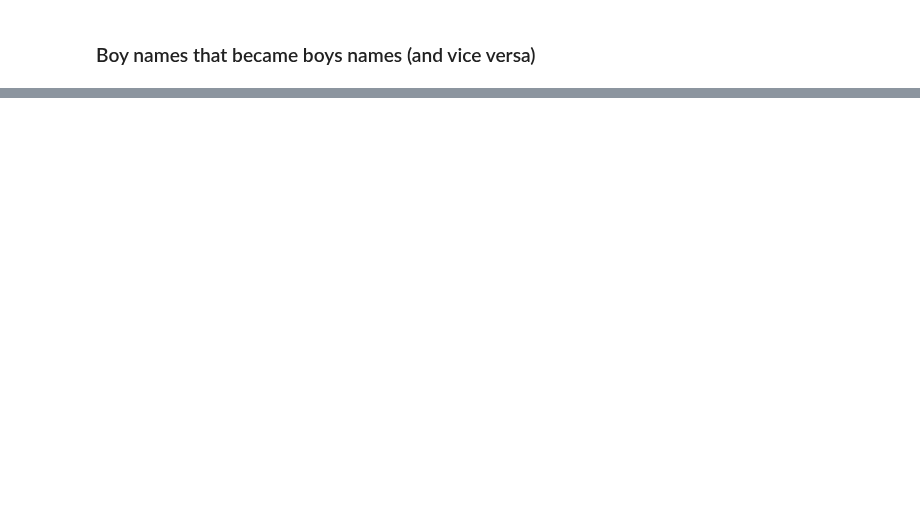
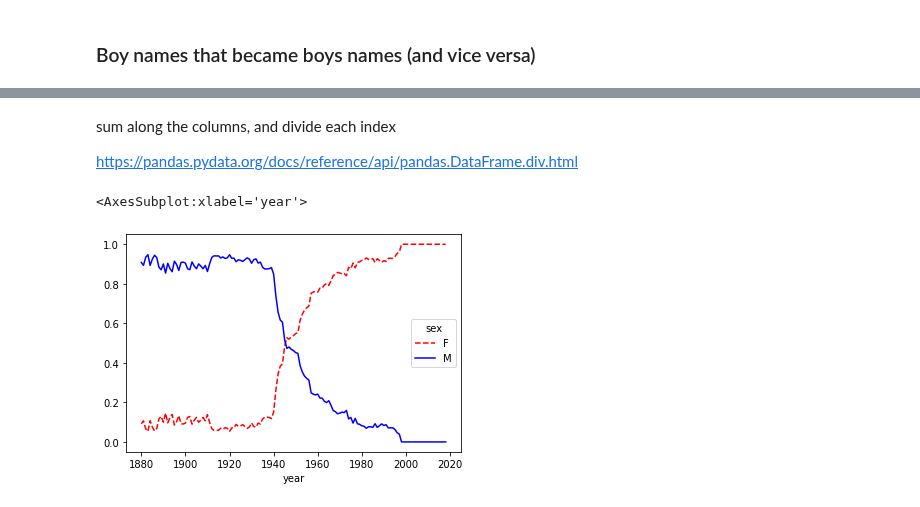
Before and after one commit to mblackstock/ds1-analytics, a Jupyter notebook: projects/babies.ipynb, the cells around one changed output, grey strips where cells are left out. Cells and saved outputs as stored; diff of their text form; code cells hidden in the pictures; blank space fills up the shorter version.

```diff
--- a/projects/babies.ipynb
+++ b/projects/babies.ipynb
@@ -290,0 +303,2 @@ diversity.plot(title="Number of popular names in the top 50%")
+# %%
+filtered = top1000[top1000.name.isin(lesley_like)]
@@ -290,0 +307,5 @@ diversity.plot(title="Number of popular names in the top 50%")
+# %%
+table = filtered.pivot_table('births', index='year', columns='sex', aggfunc=sum)
+# %%
+table = table.fillna(0)
+table
@@ -290,0 +327,11 @@ diversity.plot(title="Number of popular names in the top 50%")
+# %% [markdown]
+sum along the columns, and divide each index
+
+https://pandas.pydata.org/docs/reference/api/pandas.DataFrame.div.html
+# %%
+table = table.div(table.sum(axis=1), axis=0)
+# %%
+table.plot(style={'M':'b-','F':'r--'})
+# %% [output]
+<AxesSubplot:xlabel='year'>
+[figure, added]
```
Also changed, not shown: parts of 7 cells of this notebook.
